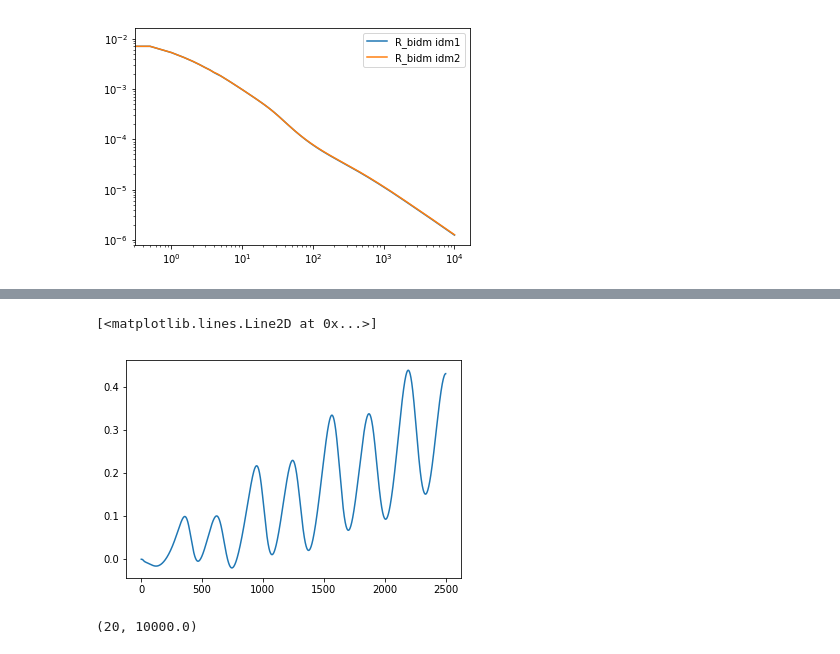
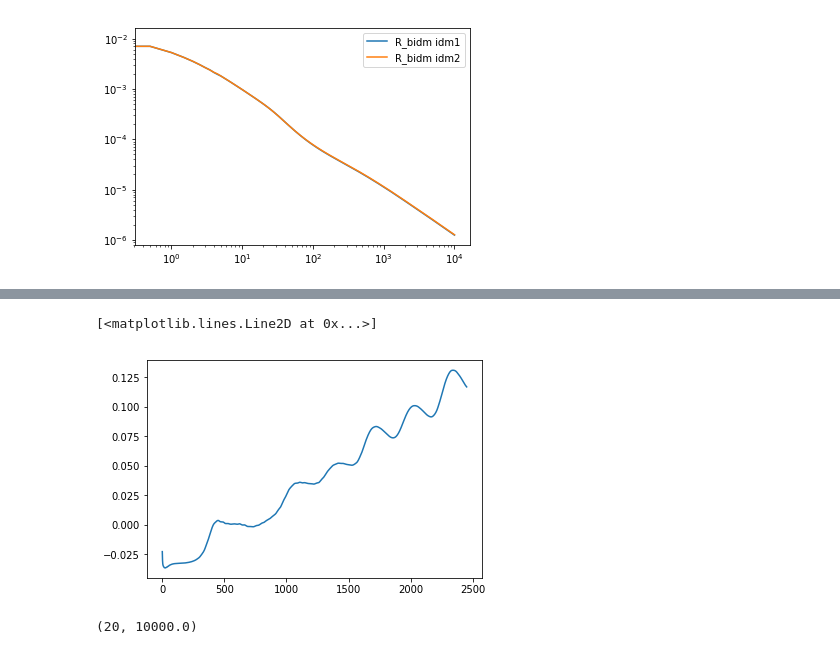
Before and after one commit to MarkMos/class_markmos, a Jupyter notebook: notebooks/Markus_general_test.ipynb, the cells around one changed output, grey strips where cells are left out. Cells and saved outputs as stored; diff of their text form; code cells hidden in the pictures.

```diff
--- a/notebooks/Markus_general_test.ipynb
+++ b/notebooks/Markus_general_test.ipynb
@@ -123,8 +164,14 @@ plt.legend(bbox_to_anchor=(1.05, 1), loc=2, borderaxespad=0.)
-# %%
-plt.plot(l,(TT-TTref)/TTref)
-# %% [output]
-[<matplotlib.lines.Line2D at 0x...>]
-[figure, removed]
+# %%
+TT1i = interp1d(lhack,TT)
+TT2i = interp1d(lhack,TT2)
+# %%
+#l[0:2450]
+#TT1i(l[0:2450])
+plt.plot(l[0:2450],(TT1i(l[0:2450])-TTref[0:2450])/TTref[0:2450])
+#plt.plot(l,(TT-TTref)/TTref)
+# %% [output]
+[<matplotlib.lines.Line2D at 0x...>]
+[figure, added]
 # %%
 def Vrms(z):
     if z > 1e3:
```
Also changed, not shown: parts of 16 cells of this notebook, 12 other files.
